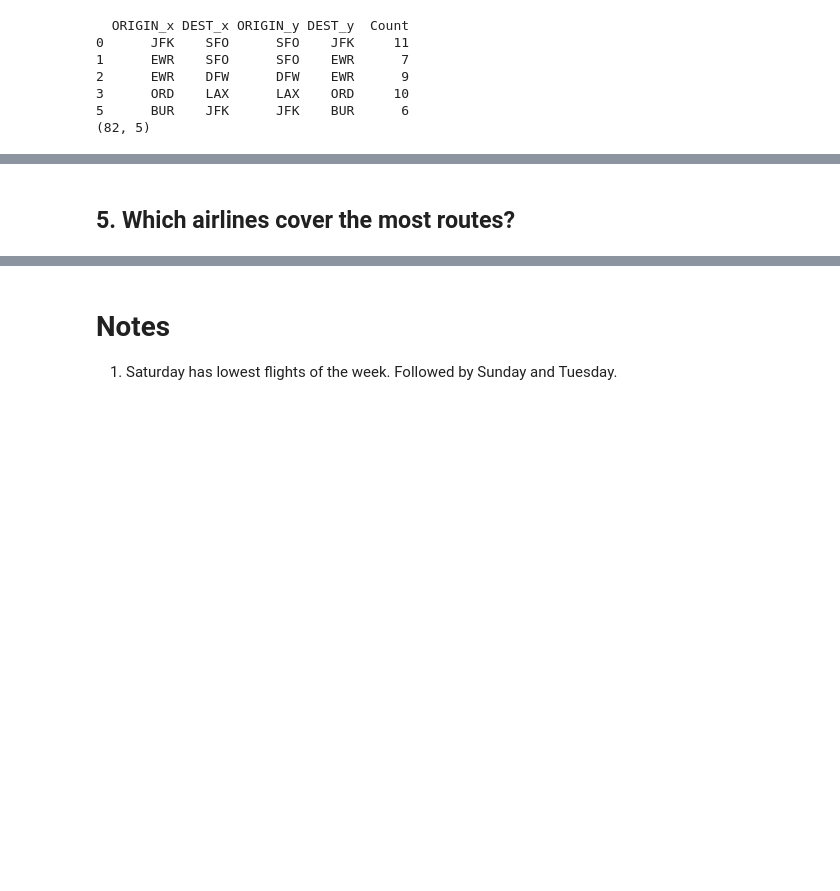
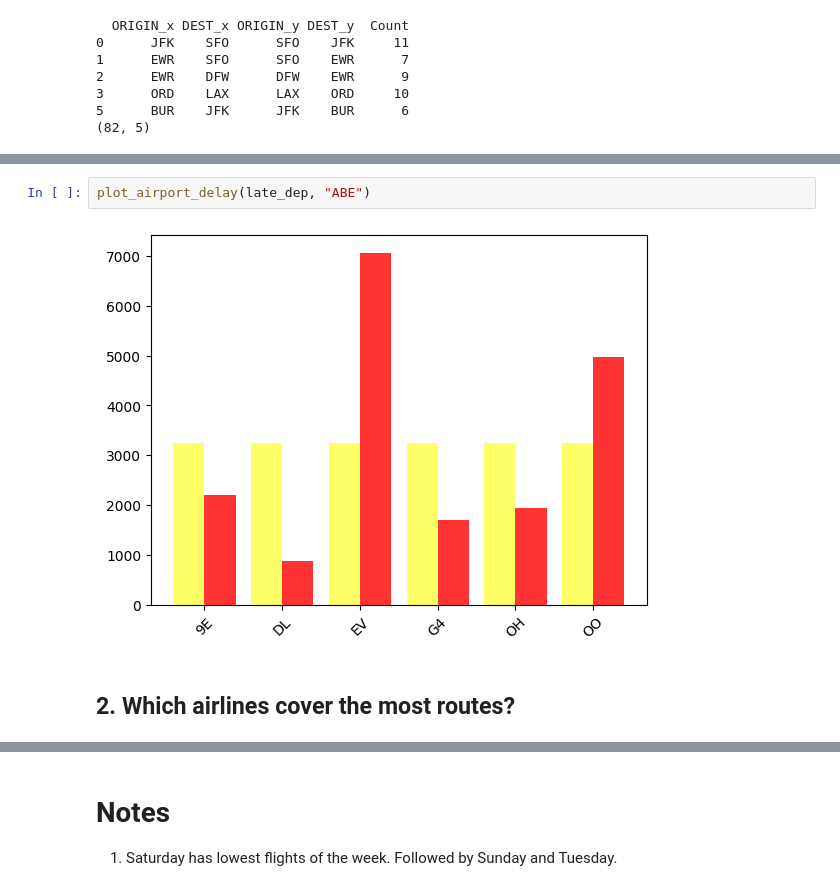
Before and after one commit to torchlightwizard/Data-Analysis-Flight-Travel, a Jupyter notebook: notebooks/eda.ipynb, the cells around one changed output, grey strips where cells are left out. Cells and saved outputs as stored; diff of their text form; blank space fills up the shorter version.

```diff
--- a/notebooks/eda.ipynb
+++ b/notebooks/eda.ipynb
@@ -1251,2 +1450,6 @@ temp = None
+# %%
+plot_airport_delay(late_dep, "ABE")
+# %% [output]
+[figure, added]
 # %% [markdown]
-## 5. Which airlines cover the most routes?
+## 2. Which airlines cover the most routes?
```
Also changed, not shown: parts of 29 cells of this notebook.
